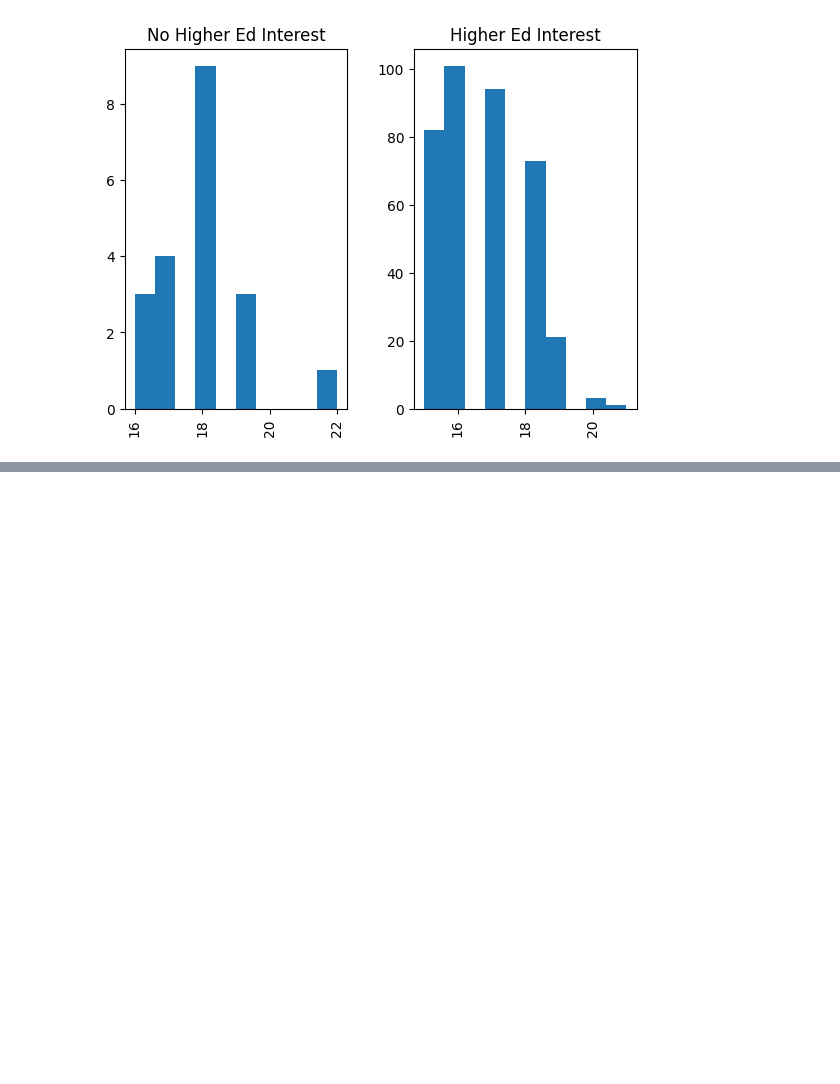
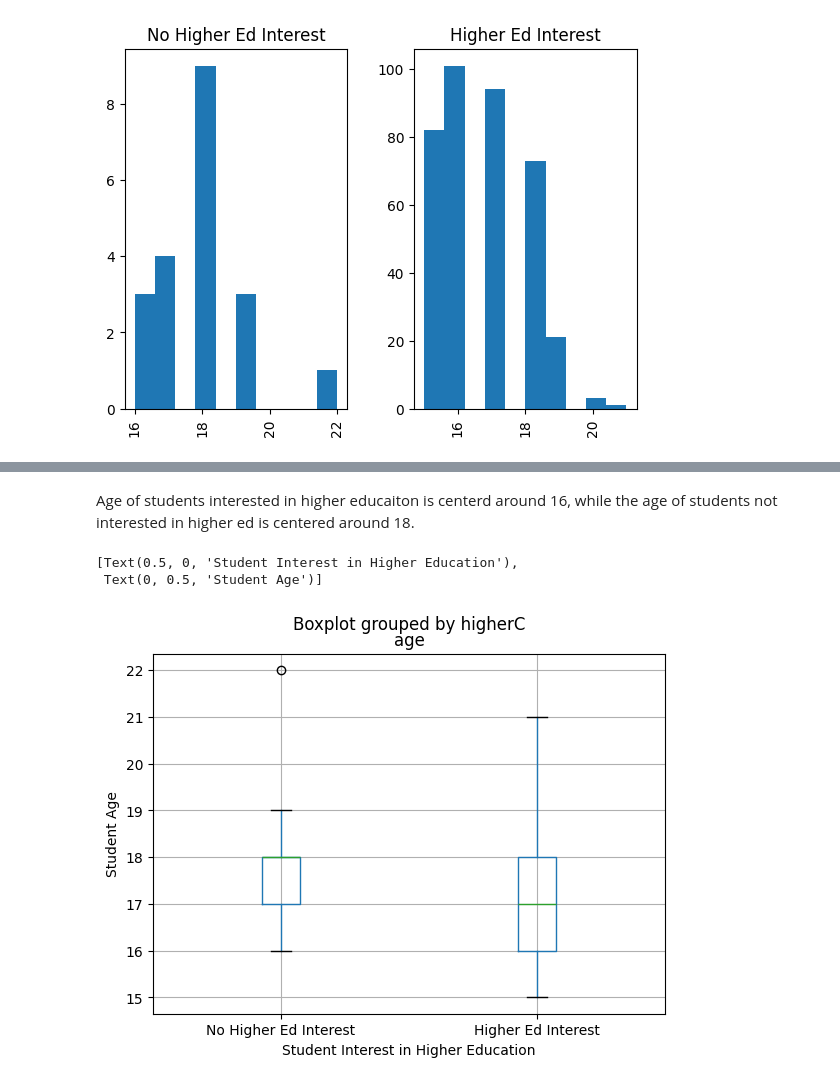
Before and after one commit to lytyler/ST554_Homework4, a Jupyter notebook: Homework4.ipynb, the cells around one changed output, grey strips where cells are left out. Saved outputs shown, nothing was run; the diff lists cells and outputs as text; code cells hidden in the pictures; blank space fills up the shorter version.

```diff
--- a/Homework4.ipynb
+++ b/Homework4.ipynb
@@ -357,0 +356,10 @@ AttributeError: 'DataFrame' object has no attribute 'kernel'
+# %% [markdown]
+Age of students interested in higher educaiton is centerd around 16, while the age of students not interested in higher ed is centered around 18.
+# %%
+student_data.boxplot(column = "age", by = "higherC") \
+    .set(xlabel = "Student Interest in Higher Education",
+         ylabel = "Student Age")
+# %% [output]
+[Text(0.5, 0, 'Student Interest in Higher Education'),
+ Text(0, 0.5, 'Student Age')]
+[figure, added]
```
Also changed, not shown: parts of 12 cells of this notebook.
